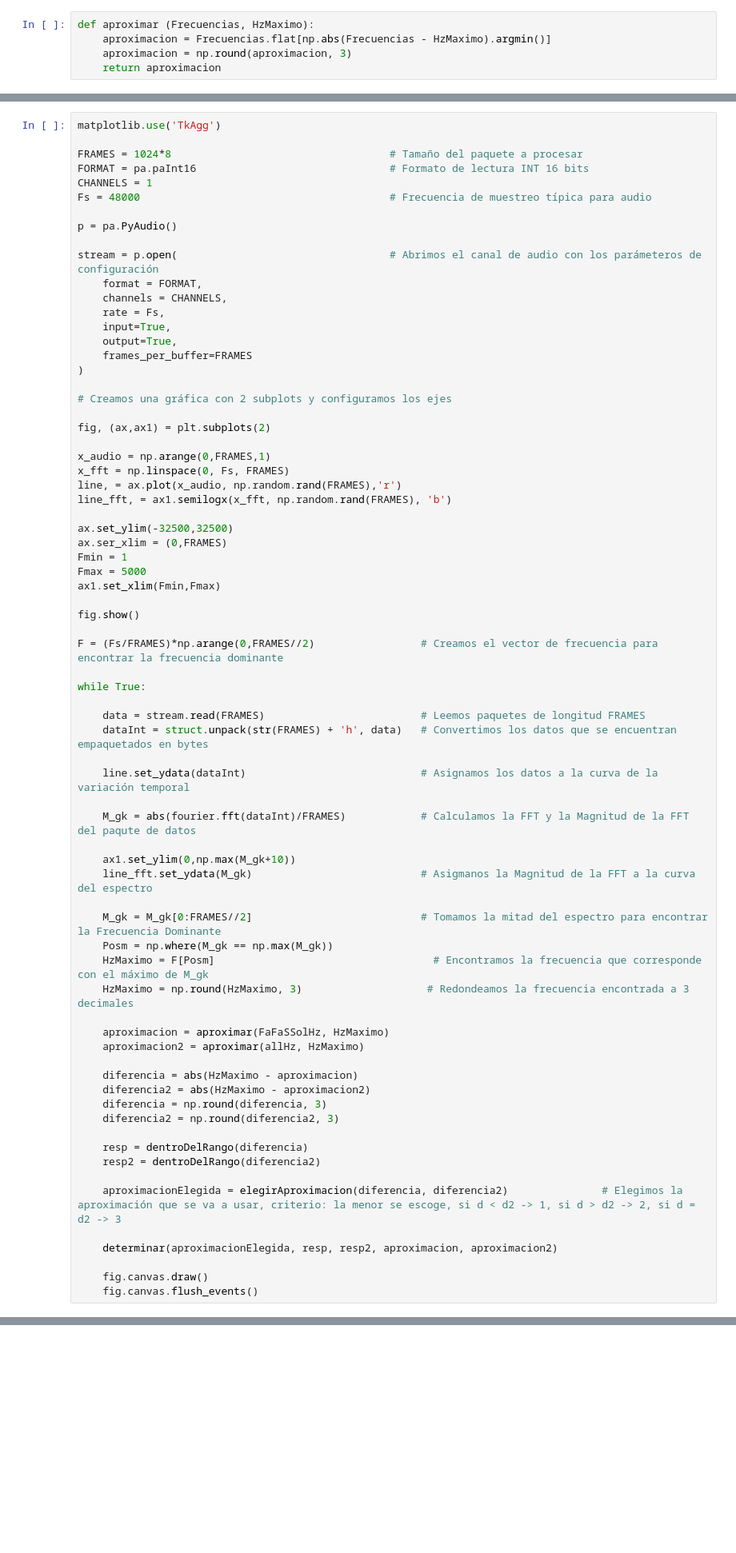
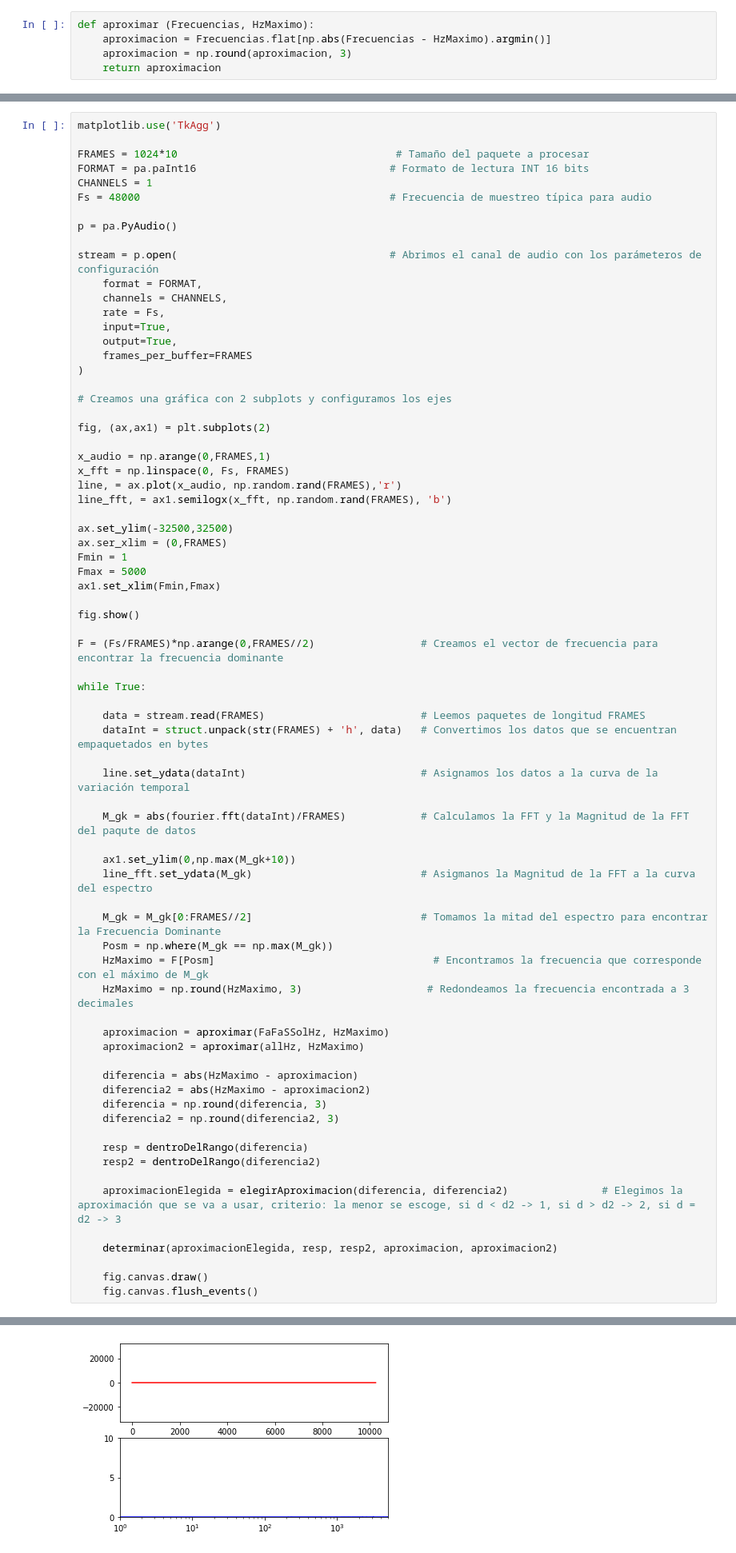
Before and after one commit to AllanDeuz/musicsetup, a Jupyter notebook: pruebasLocacles.ipynb, the cells around one changed output, grey strips where cells are left out. Shown: that part at 80% size. Saved outputs shown, nothing was run; the diff lists cells and outputs as text; blank space fills up the shorter version.

```diff
--- a/pruebasLocacles.ipynb
+++ b/pruebasLocacles.ipynb
@@ -342,7 +342,7 @@ def validarDeterminacion2(aproximacion2, resp2):
 # %%
 matplotlib.use('TkAgg')
 
-FRAMES = 1024*8                                   # Tamaño del paquete a procesar
+FRAMES = 1024*10                                   # Tamaño del paquete a procesar
 FORMAT = pa.paInt16                               # Formato de lectura INT 16 bits
 CHANNELS = 1
 Fs = 48000                                        # Frecuencia de muestreo típica para audio
@@ -432,4 +432,5 @@ Es un Do# en:  138.1 Hz
 KeyboardInterrupt:
+[figure, added]
 # %%
     HzMaximo = 297                                   # Encontramos la frecuencia que corresponde con el máximo de M_gk
 
```
Also changed, not shown: parts of 2 cells of this notebook, 3 other files.
